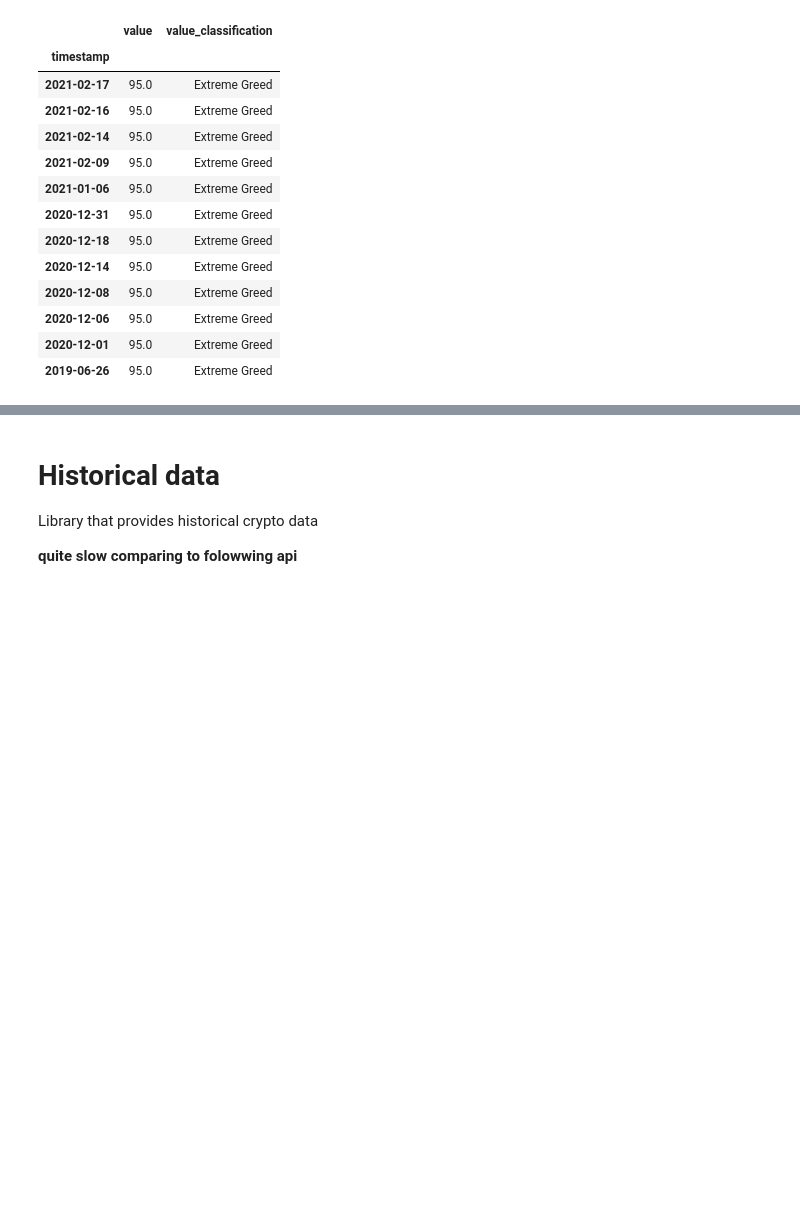
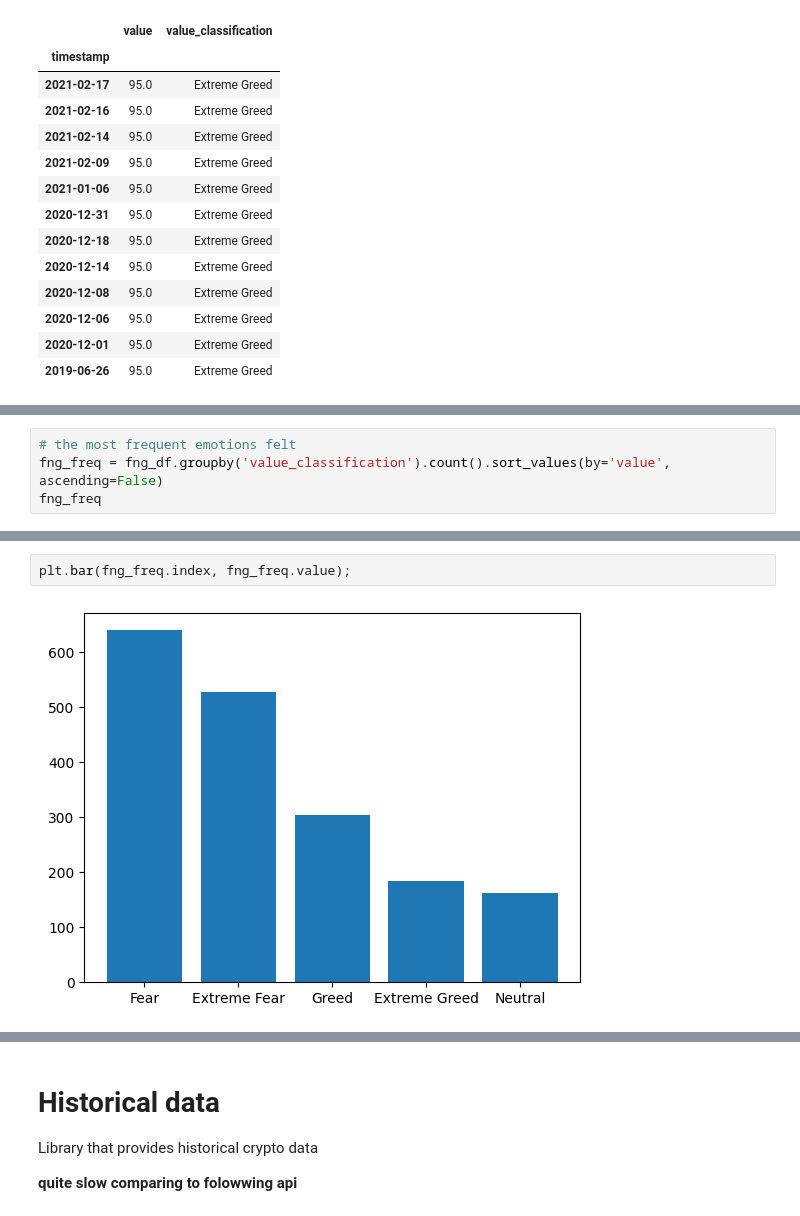
Before and after one commit to Ksyu22/crypto_prediction, a Jupyter notebook: notebooks/data.ipynb, the cells around one changed output, grey strips where cells are left out. Saved outputs shown, nothing was run; the diff lists cells and outputs as text; blank space fills up the shorter version.

```diff
--- a/notebooks/data.ipynb
+++ b/notebooks/data.ipynb
@@ -125,0 +147,4 @@ fng_df.plot(y='value', use_index=True, figsize=(16,8), title='Fear & Greed Index
+# %%
+# the most frequent emotions felt
+fng_freq = fng_df.groupby('value_classification').count().sort_values(by='value', ascending=False)
+fng_freq
@@ -125,0 +159,4 @@ fng_df.plot(y='value', use_index=True, figsize=(16,8), title='Fear & Greed Index
+# %%
+plt.bar(fng_freq.index, fng_freq.value);
+# %% [output]
+[figure, added]
```
Also changed, not shown: parts of 20 cells of this notebook.
